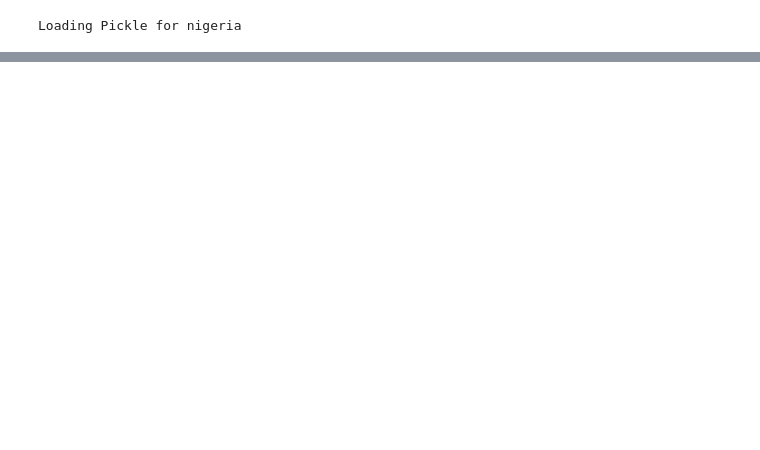
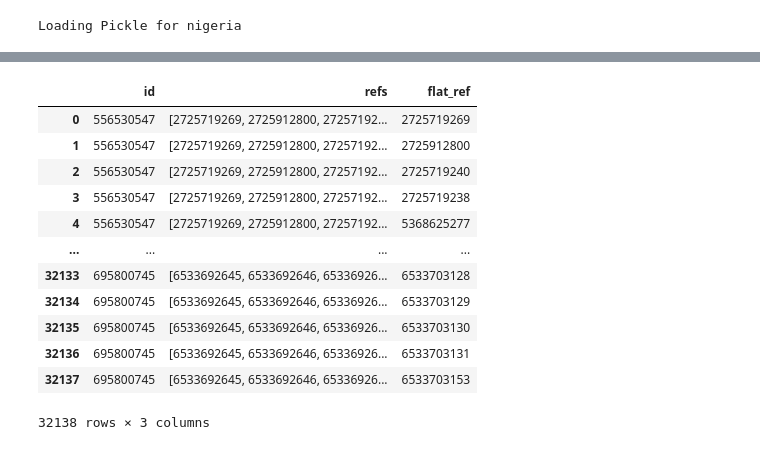
Before and after one commit to pypsa-meets-earth/pypsa-africa-hackathon, a Jupyter notebook: data_exploration/WP5_transmission_assets/osm_pbf_power_data_test.ipynb, the cells around one changed output, grey strips where cells are left out. Drawn from its saved outputs; the diff is of its cells as text; code cells hidden in the pictures; blank space fills up the shorter version.

```diff
--- a/data_exploration/WP5_transmission_assets/osm_pbf_power_data_test.ipynb
+++ b/data_exploration/WP5_transmission_assets/osm_pbf_power_data_test.ipynb
@@ -13,7 +15,7 @@ OSM extraction scrpt
 import os, sys, time
 #IMPORTANT: RUN SCRIPT FROM THIS SCRIPTS DIRECTORY i.e data_exploration/ TODO: make more robust
 # os.chdir(os.path.dirname(os.path.abspath(__file__)))
-sys.path.append('../scripts')
+sys.path.append('../../scripts')
 from iso_country_codes import AFRICA_CC
 
 import requests
@@ -138,17 +140,18 @@ def download_and_filter(country_code, update=False):
 # TODO: Use shapely and merge with convert_ways_lines
 def convert_ways_nodes(df_way, Data):
     lonlat_column = []
-    col = "refs"
-    df_way[col] = pd.Series().astype(float) if col not in df_way.columns else df_way[col] #create empty "refs" if not in dataframe
+    # col = "refs"
+    # df_way[col] = pd.Series().astype(float) if col not in df_way.columns else df_way[col] #create empty "refs" if not in dataframe
     for ref in df_way["refs"]:
         lonlats = []
         for r in ref:
             lonlat = Data["Node"][str(r)]["lonlat"]
+            lonlat = tuple(lonlat)
             lonlats.append(lonlat)
         lonlats = np.array(lonlats)
         lonlat = np.mean(lonlats, axis=0)  # Hacky Apporx Centroid
         lonlat_column.append(lonlat)
-    df_way.drop('refs', axis=1, inplace=True, errors='ignore')
+    # df_way.drop('refs', axis=1, inplace=True, errors='ignore')
     df_way.insert(0, "lonlat", lonlat_column)
 
 # Convert Ways to Line Coordinates
@@ -165,7 +168,7 @@ def convert_ways_lines(df_way, Data):
             lonlat = tuple(lonlat)
             lonlats.append(lonlat)  # a list with tuples
         lonlat_column.append(lonlats)  # adding a new list of tuples every row
-    df_way.drop('refs', axis=1, inplace=True)
+    # df_way.drop('refs', axis=1, inplace=True)
     df_way.insert(1, "lonlat", lonlat_column)
 
 # Convert Points Pandas Dataframe to GeoPandas Dataframe
@@ -432,0 +495,29 @@ display(df_all_lines)
+# %%
+def flatten_df(df):
+    out = []
+    for n, row in df.iterrows():
+        for item in row['refs']:
+            row['flat_ref'] = item
+            out += [row.copy()]
+
+    flattened_df = pd.DataFrame(out)
+    flattened_df.reset_index(drop=True, inplace=True)
+
+    return flattened_df
+# %%
+way_f = flatten_df(df_line_lookup)
+display(way_f)
+# %% [output]
+|  | id | refs | flat_ref |
+| 0 | 556530547 | [2725719269, 2725912800, 27257192... | 2725719269 |
+| 1 | 556530547 | [2725719269, 2725912800, 27257192... | 2725912800 |
+| 2 | 556530547 | [2725719269, 2725912800, 27257192... | 2725719240 |
+| 3 | 556530547 | [2725719269, 2725912800, 27257192... | 2725719238 |
+| 4 | 556530547 | [2725719269, 2725912800, 27257192... | 5368625277 |
+| ... | ... | ... | ... |
+| 32133 | 695800745 | [6533692645, 6533692646, 65336926... | 6533703128 |
+| 32134 | 695800745 | [6533692645, 6533692646, 65336926... | 6533703129 |
+| 32135 | 695800745 | [6533692645, 6533692646, 65336926... | 6533703130 |
+| 32136 | 695800745 | [6533692645, 6533692646, 65336926... | 6533703131 |
+| 32137 | 695800745 | [6533692645, 6533692646, 65336926... | 6533703153 |
+32138 rows × 3 columns
```
Also changed, not shown: parts of 20 cells of this notebook, 1 other file.
